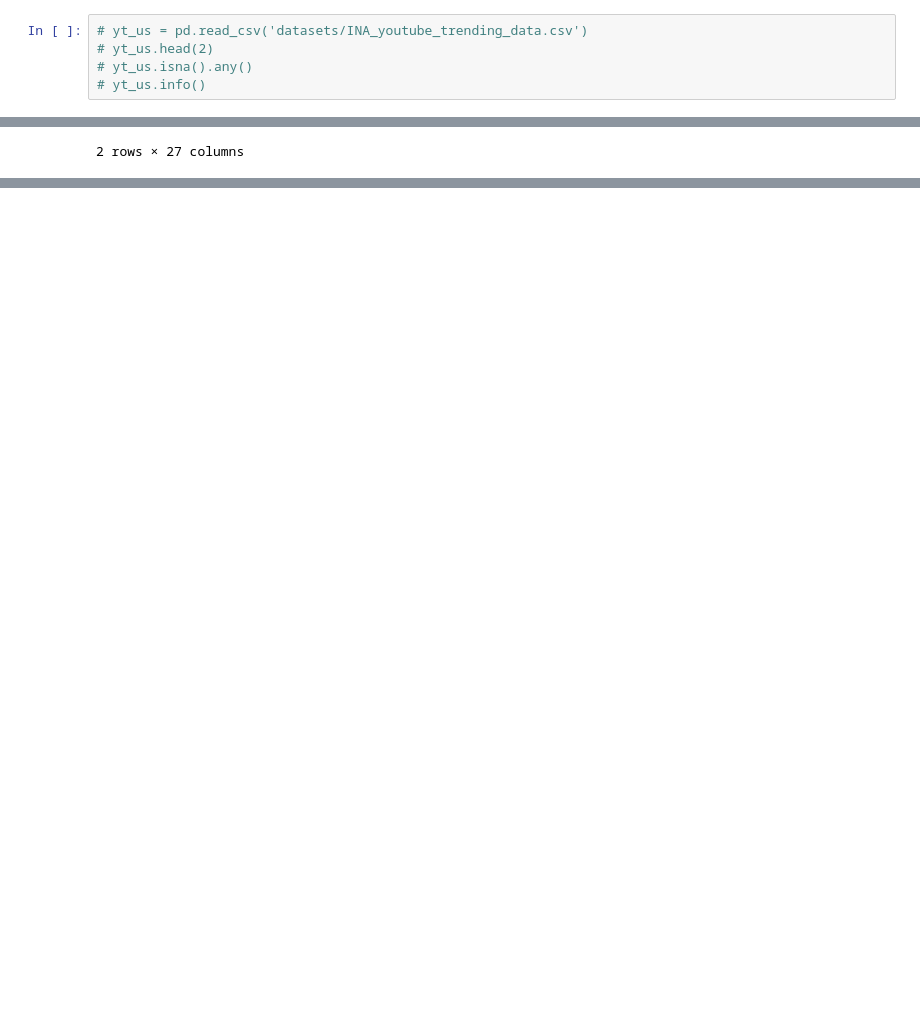
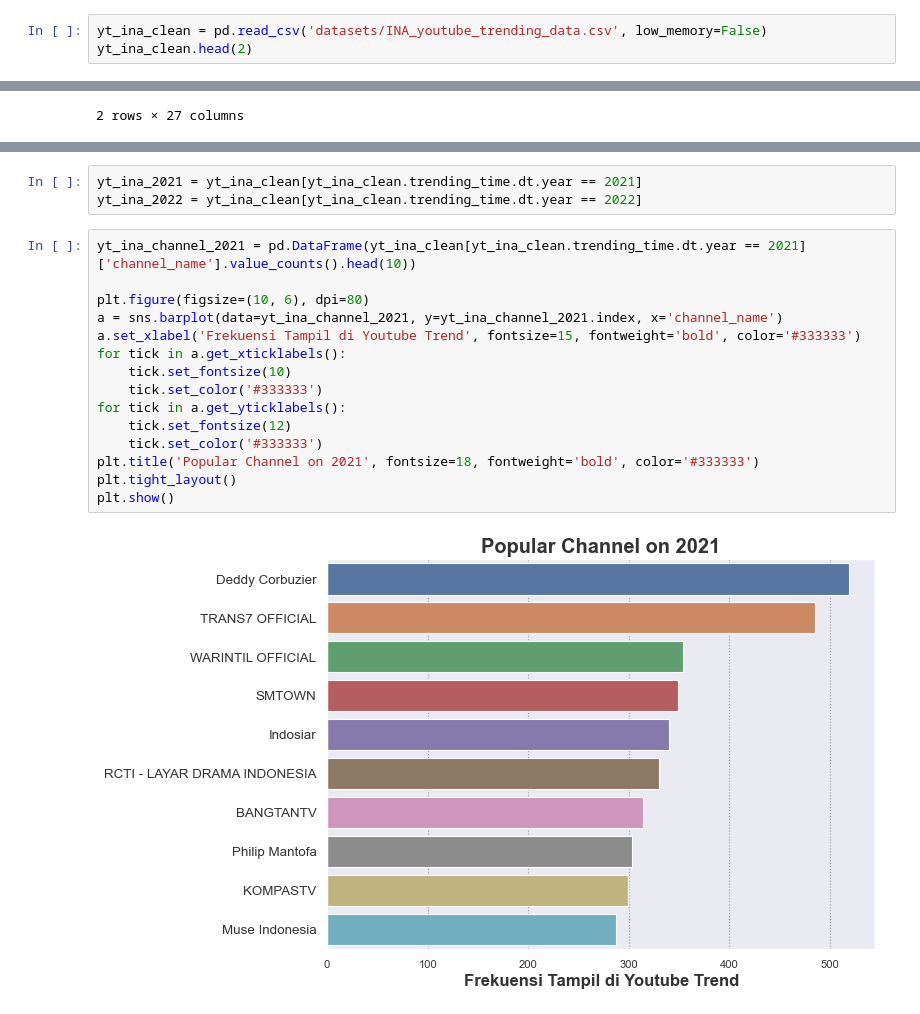
Before and after one commit to tamtemtomm/youtube_analysis, a Jupyter notebook: ina_youtube_analysis.ipynb, the cells around one changed output, grey strips where cells are left out. Saved outputs shown, nothing was run; the diff lists cells and outputs as text; blank space fills up the shorter version.

```diff
--- a/ina_youtube_analysis.ipynb
+++ b/ina_youtube_analysis.ipynb
@@ -8,8 +17,6 @@ from nltk.corpus import stopwords
 # %%
-# yt_us = pd.read_csv('datasets/INA_youtube_trending_data.csv')
-# yt_us.head(2)
-# yt_us.isna().any()
-# yt_us.info()
+yt_ina_clean = pd.read_csv('datasets/INA_youtube_trending_data.csv', low_memory=False)
+yt_ina_clean.head(2)
 # %% [output]
 |  | video_id | publish_time | channel_id | title | description | thumbnail_url | thumbnail_width | ... |
 | 0 | NaN | 2021-02-05T09:00:34Z | UCEf_Bc-KVd7onSeifS3py9g | aespa 에스파 'Forever (약속)' MV | aespa's new single "Forever" is o... | NaN | NaN | ... |
@@ -39,0 +226,20 @@ yt_us['trending_date'] = pd.to_datetime(yt_us['trending_date'], format='%Y-%m-%d
+# %%
+yt_ina_2021 = yt_ina_clean[yt_ina_clean.trending_time.dt.year == 2021]
+yt_ina_2022 = yt_ina_clean[yt_ina_clean.trending_time.dt.year == 2022]
+# %%
+yt_ina_channel_2021 = pd.DataFrame(yt_ina_clean[yt_ina_clean.trending_time.dt.year == 2021]['channel_name'].value_counts().head(10))
+
+plt.figure(figsize=(10, 6), dpi=80)
+a = sns.barplot(data=yt_ina_channel_2021, y=yt_ina_channel_2021.index, x='channel_name')
+a.set_xlabel('Frekuensi Tampil di Youtube Trend', fontsize=15, fontweight='bold', color='#333333')
+for tick in a.get_xticklabels():
+    tick.set_fontsize(10)
+    tick.set_color('#333333')
+for tick in a.get_yticklabels():
+    tick.set_fontsize(12)
+    tick.set_color('#333333')
+plt.title('Popular Channel on 2021', fontsize=18, fontweight='bold', color='#333333')
+plt.tight_layout()
+plt.show()
+# %% [output]
+[figure, added]
```
Also changed, not shown: parts of 21 cells of this notebook.
